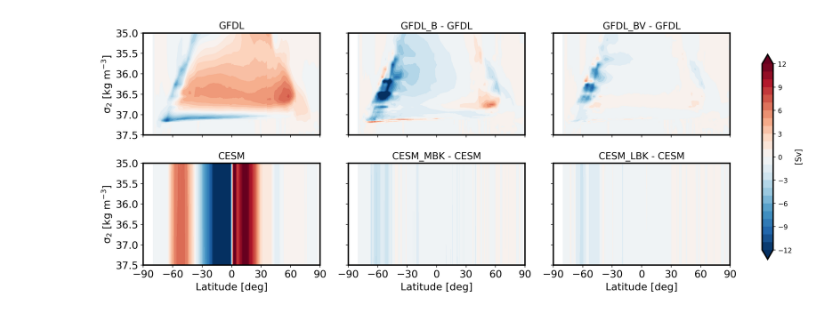
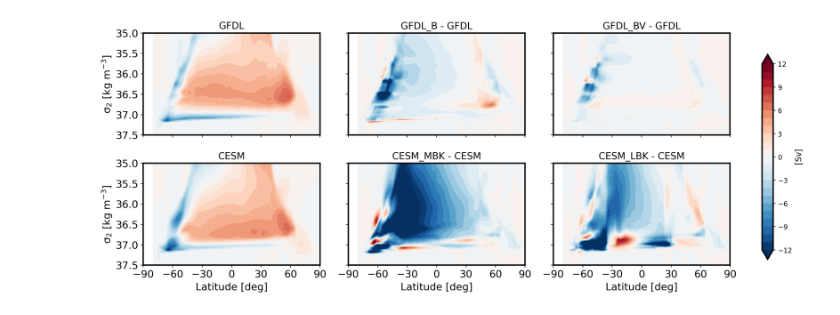
Before and after one commit to chengz2/CPT_Review, a Jupyter notebook: Fig_GCM_MOC.ipynb, the cells around one changed output. Drawn from its saved outputs; the diff is of its cells as text; code cells hidden in the pictures.

Commit message:
Update MOC plots with new daily runs

```diff
--- a/Fig_GCM_MOC.ipynb
+++ b/Fig_GCM_MOC.ipynb
@@ -41,8 +41,8 @@ run2 = 'REF/'
 run_MBK = 'MBK/'
 run_LBK = 'LBK/'
 
-# Years 1990-2009 correspond to years 0033-0052 in CESM runs
-f_vmo='0033-0052.ocean_annual_rho2.vmo.nc'
+# Years 2006-2017 correspond to years 0049-0060 in CESM runs
+f_vmo='0049-0060.ocean_annual_rho2.vmo.nc'
 
 ds_ref2=xr.open_dataset(arch + run2 + f_vmo).mean(dim='time')
 ds_MBK=xr.open_dataset(arch + run_MBK + f_vmo).mean(dim='time')
@@ -79,7 +79,7 @@ for i, ax in enumerate(axes.flat):
     if i < 3:
         xcoordmesh, ycoordmesh = np.meshgrid(ds_ref1.yq, ds_ref1.rho2_l - 1000.)
     else:
-        xcoordmesh, ycoordmesh = np.meshgrid(ds_ref2.yq, ds_ref2.zl)
+        xcoordmesh, ycoordmesh = np.meshgrid(ds_ref2.yq, ds_ref2.rho2_l - 1000.)
 
     im = ax.contourf(
         xcoordmesh, ycoordmesh, field,
@@ -88,32 +88,32 @@ for i, ax in enumerate(axes.flat):
 
     # Panel row/col
     row, col = divmod(i, 3)
 
     # Titles
     ax.set_title(title, fontsize=14)
 
     # Axis formatting
     ax.set_xlim(-80, 90)
     ax.set_ylim([37.5, 35])
     ax.set_xticks(np.arange(-90, 100, 30))
     ax.set_yticks(np.arange(35, 37.8, 0.5))
     # ax.tick_params(labelsize=10)
 
     # Labels
     if col == 0:
         ax.set_ylabel(r"$\sigma_2$ [kg m$^{-3}$]")
 
     if row == 1:
         ax.set_xlabel("Latitude [deg]")
 
 
 # Shared colorbar
 cbar_ax = fig.add_axes([0.92, 0.15, 0.015, 0.7])
 cbar = fig.colorbar(im, cax=cbar_ax)
 cbar.set_label("[$Sv$]", fontsize=12)
 cbar.ax.tick_params(labelsize=10)
 
 plt.tight_layout(rect=[0, 0, 0.9, 1])
-#fig.savefig("Figure_CPT_review/GCM_MOC.pdf", dpi=800)
+fig.savefig("Figures/GCM_MOC.pdf", dpi=800)
 # %% [output]
-[figure, old version]
+[figure, new version]
```
Also changed, not shown: 2 other files.
